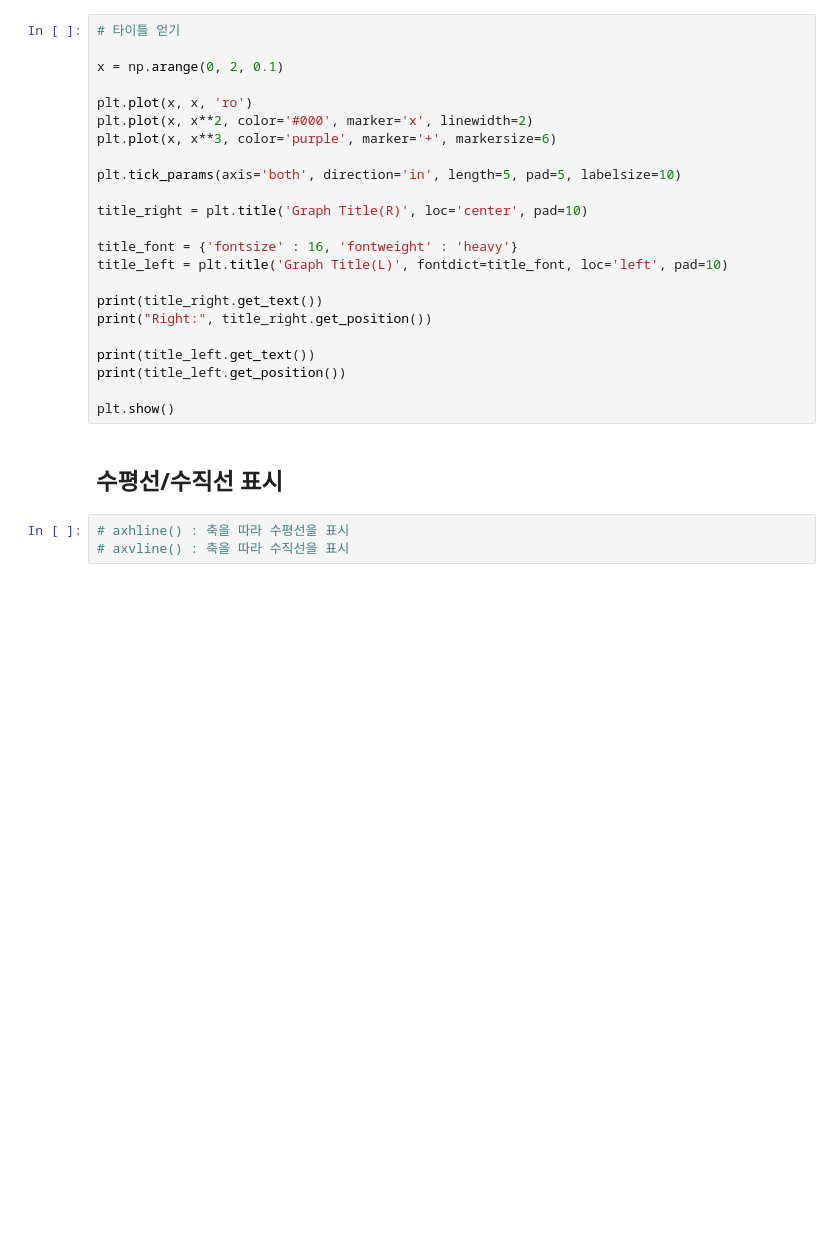
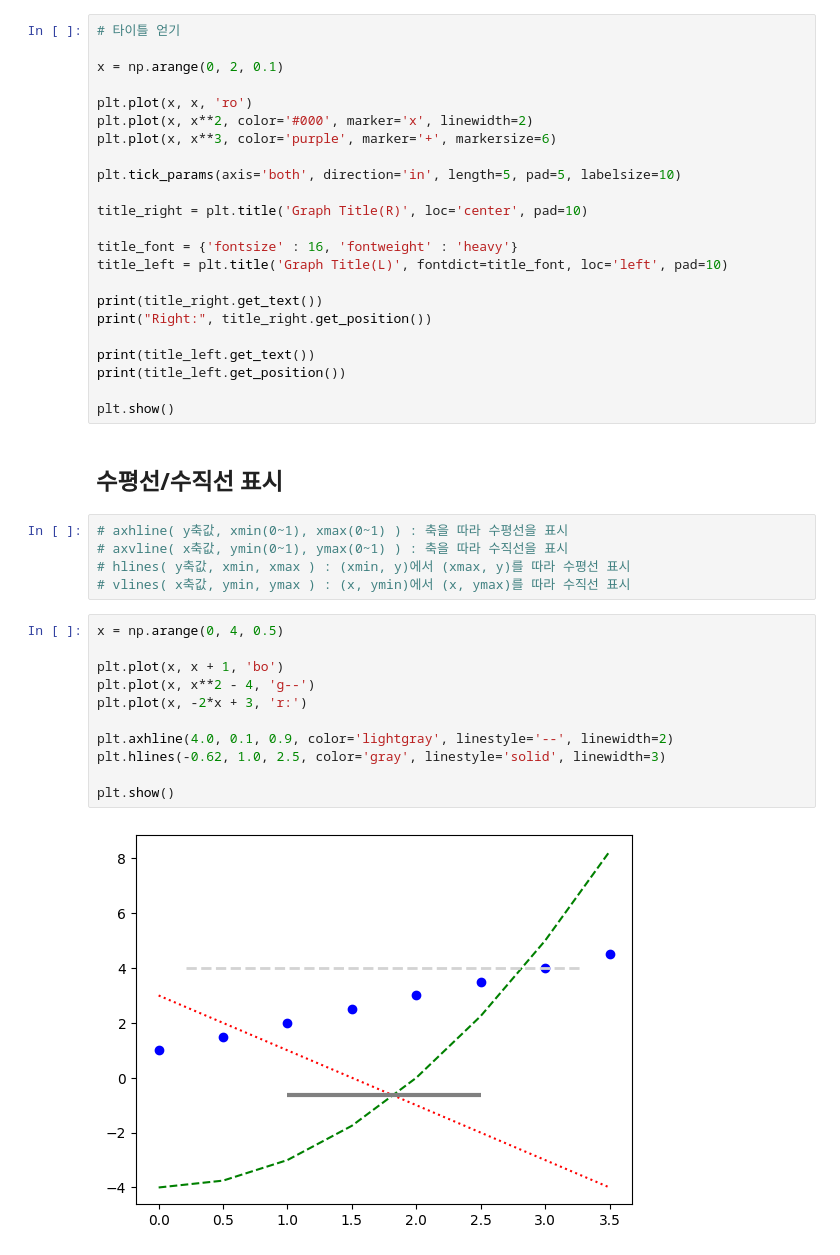
Before and after one commit to py4ine/study_Visualization, a Jupyter notebook: 20240619_Matplotlib_basic.ipynb, the cells around one changed output. Drawn from its saved outputs; the diff is of its cells as text; blank space fills up the shorter version.

```diff
--- a/20240619_Matplotlib_basic.ipynb
+++ b/20240619_Matplotlib_basic.ipynb
@@ -662,6 +662,21 @@ print(title_left.get_position())
 plt.show()
 # %% [markdown]
 ## 수평선/수직선 표시
-# %%
-# axhline() : 축을 따라 수평선을 표시
-# axvline() : 축을 따라 수직선을 표시
+# %%
+# axhline( y축값, xmin(0~1), xmax(0~1) ) : 축을 따라 수평선을 표시
+# axvline( x축값, ymin(0~1), ymax(0~1) ) : 축을 따라 수직선을 표시
+# hlines( y축값, xmin, xmax ) : (xmin, y)에서 (xmax, y)를 따라 수평선 표시
+# vlines( x축값, ymin, ymax ) : (x, ymin)에서 (x, ymax)를 따라 수직선 표시
+# %%
+x = np.arange(0, 4, 0.5)
+
+plt.plot(x, x + 1, 'bo')
+plt.plot(x, x**2 - 4, 'g--')
+plt.plot(x, -2*x + 3, 'r:')
+
+plt.axhline(4.0, 0.1, 0.9, color='lightgray', linestyle='--', linewidth=2)
+plt.hlines(-0.62, 1.0, 2.5, color='gray', linestyle='solid', linewidth=3)
+
+plt.show()
+# %% [output]
+[figure, added]
```
Also changed, not shown: parts of 29 cells of this notebook.
